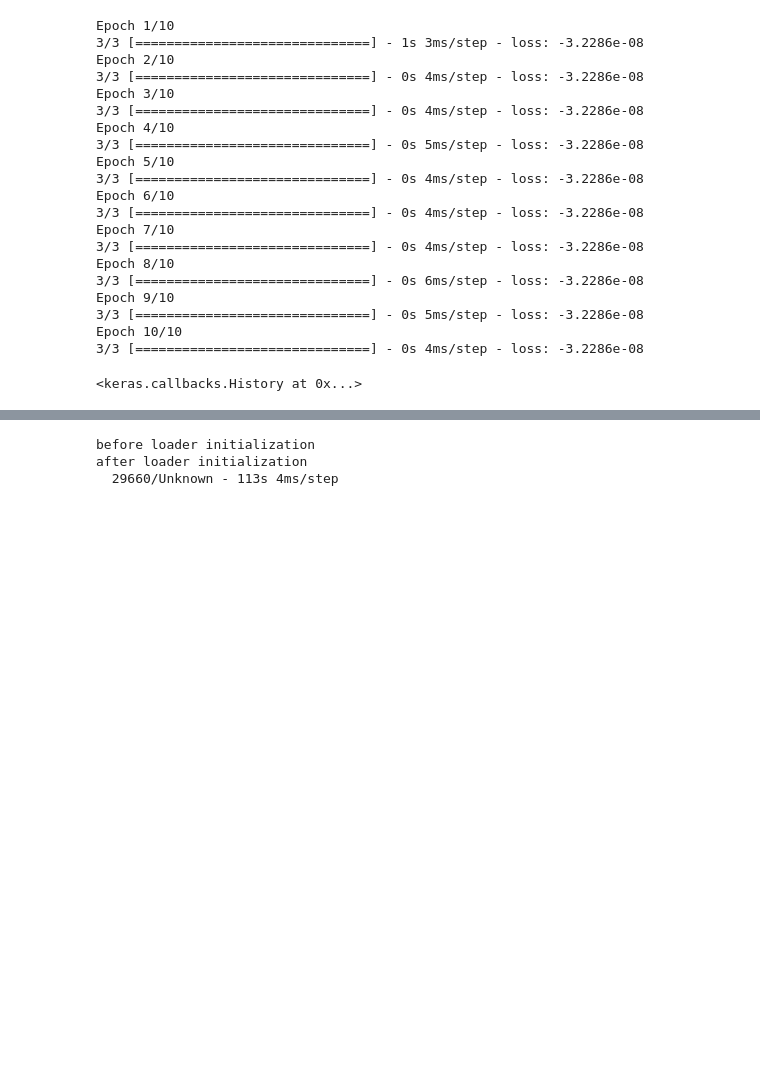
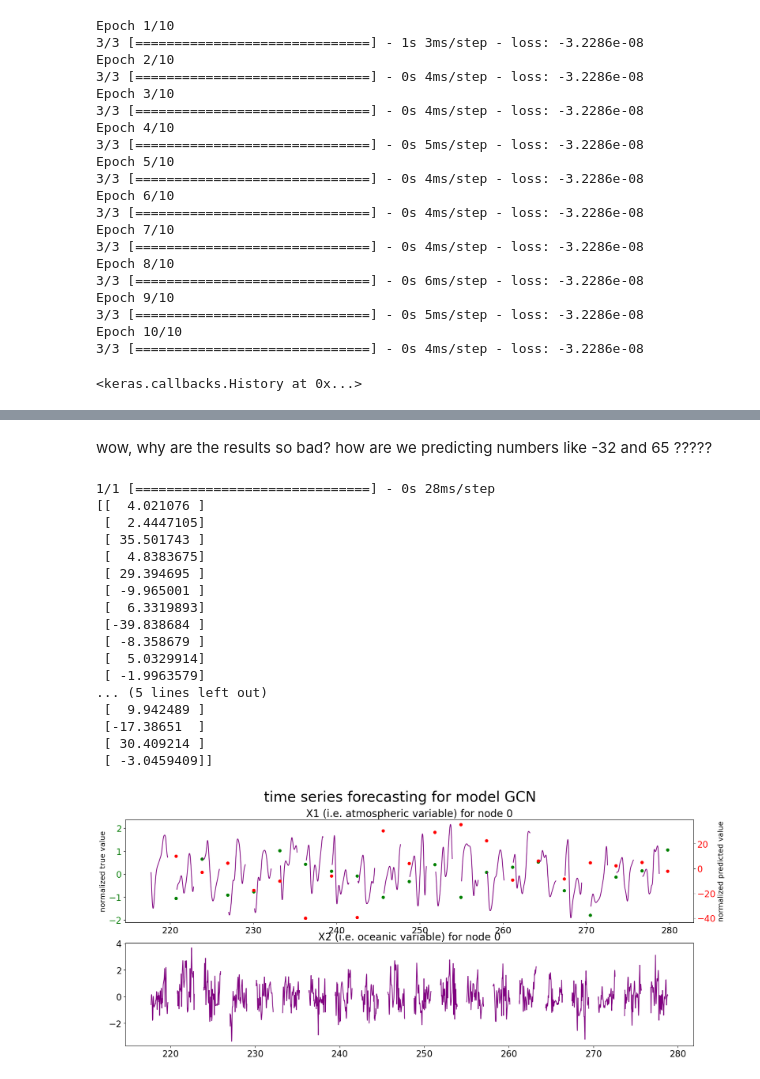
Before and after one commit to VaniSachdev/lorenzGNN, a Jupyter notebook: lorenz_GCN.ipynb, the cells around one changed output, grey strips where cells are left out. Drawn from its saved outputs; the diff is of its cells as text; code cells hidden in the pictures; blank space fills up the shorter version.

```diff
--- a/lorenz_GCN.ipynb
+++ b/lorenz_GCN.ipynb
@@ -211,11 +224,28 @@ Epoch 10/10
+# %% [markdown]
+wow, why are the results so bad? how are we predicting numbers like -32 and 65 ?????
 # %%
 # get predictions on the validation set
-plot_with_predictions(model=model, graph_dataset=val, Loader=MixedLoader, batch_size=32, node=0, model_name='GCN')
+fig, (ax0, ax1) = plot_with_predictions(model=model, graph_dataset=val, Loader=MixedLoader, batch_size=32, node=0, model_name='GCN')
+plt.show()
 # TODO: where is the shuffling coming from ???????
-# TODO: figure out what's going wrong here & why it's taking so long (several factor times longer than training ???)
 # %% [output]
-before loader initialization
-after loader initialization
-  29660/Unknown - 113s 4ms/step
+1/1 [==============================] - 0s 28ms/step
+[[  4.021076 ]
+ [  2.4447105]
+ [ 35.501743 ]
+ [  4.8383675]
+ [ 29.394695 ]
+ [ -9.965001 ]
+ [  6.3319893]
+ [-39.838684 ]
+ [ -8.358679 ]
+ [  5.0329914]
+ [ -1.9963579]
+... (5 lines left out)
+ [  9.942489 ]
+ [-17.38651  ]
+ [ 30.409214 ]
+ [ -3.0459409]]
+[figure, added]
 # %%
 # plot predictions
```
Also changed, not shown: parts of 2 cells of this notebook, 1 other file.
